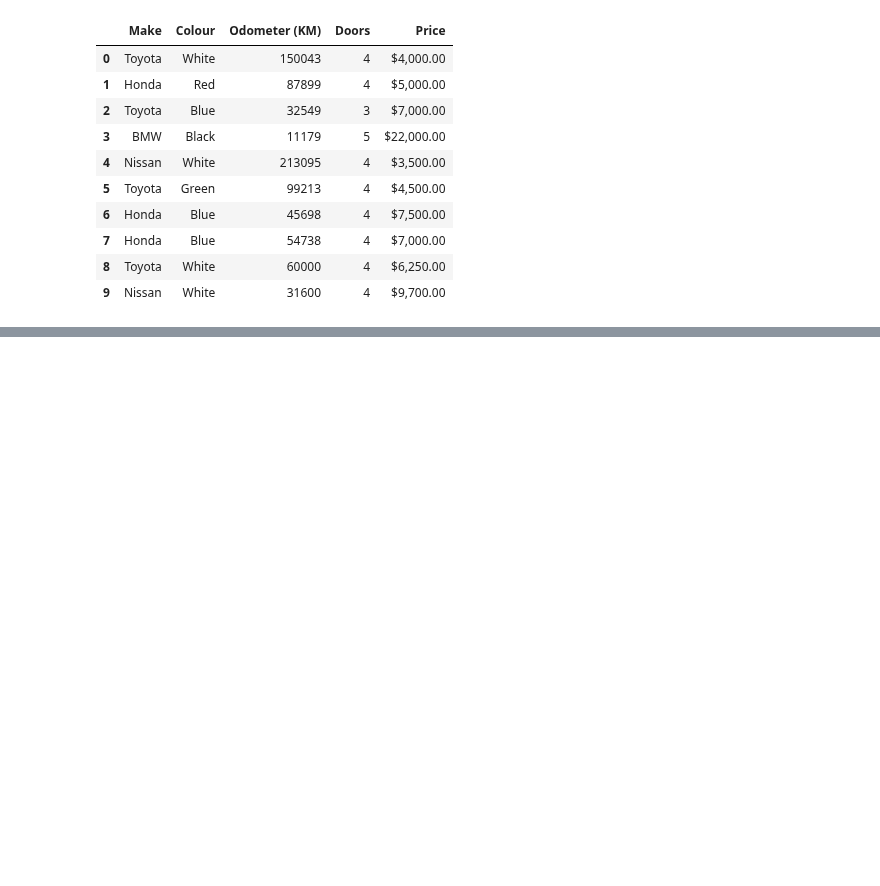
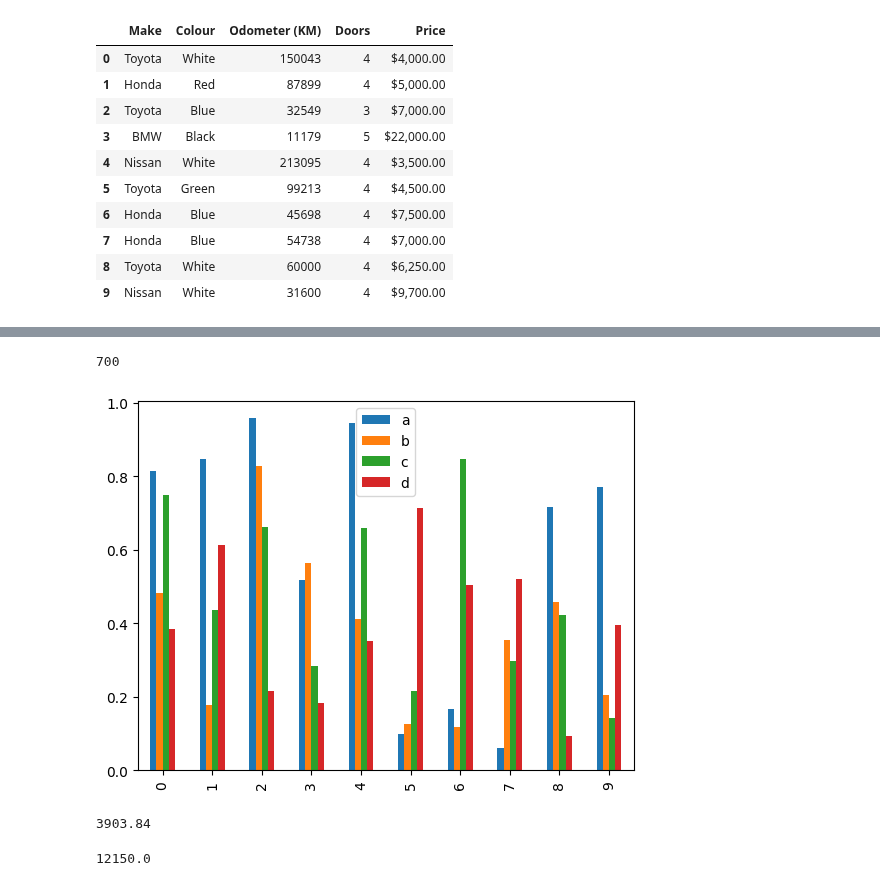
Before and after one commit to rsradev/DataLab, a Jupyter notebook: ml-area/plotting_from_pandas.ipynb, the cells around one changed output, grey strips where cells are left out. Cells and saved outputs as stored; diff of their text form; code cells hidden in the pictures; blank space fills up the shorter version.

```diff
--- a/ml-area/plotting_from_pandas.ipynb
+++ b/ml-area/plotting_from_pandas.ipynb
@@ -27,0 +76,3 @@ ts.plot()
+# %%
+x = np.random.rand(10,4)
+x
@@ -27,0 +90,10 @@ ts.plot()
+# %%
+df = pd.DataFrame(x, columns=['a','b','c','d'])
+# %%
+50 + 200 + 50 + 100 + 300
+# %% [output]
+700
+# %%
+df.plot.bar();
+# %% [output]
+[figure, added]
@@ -27,0 +102,8 @@ ts.plot()
+# %%
+216.88 * 18
+# %% [output]
+3903.84
+# %%
+150 + 170 + 2000 + 1800 + (4250 * 1.8) + 380
+# %% [output]
+12150.0
```
Also changed, not shown: parts of 11 cells of this notebook, 7 other files.
